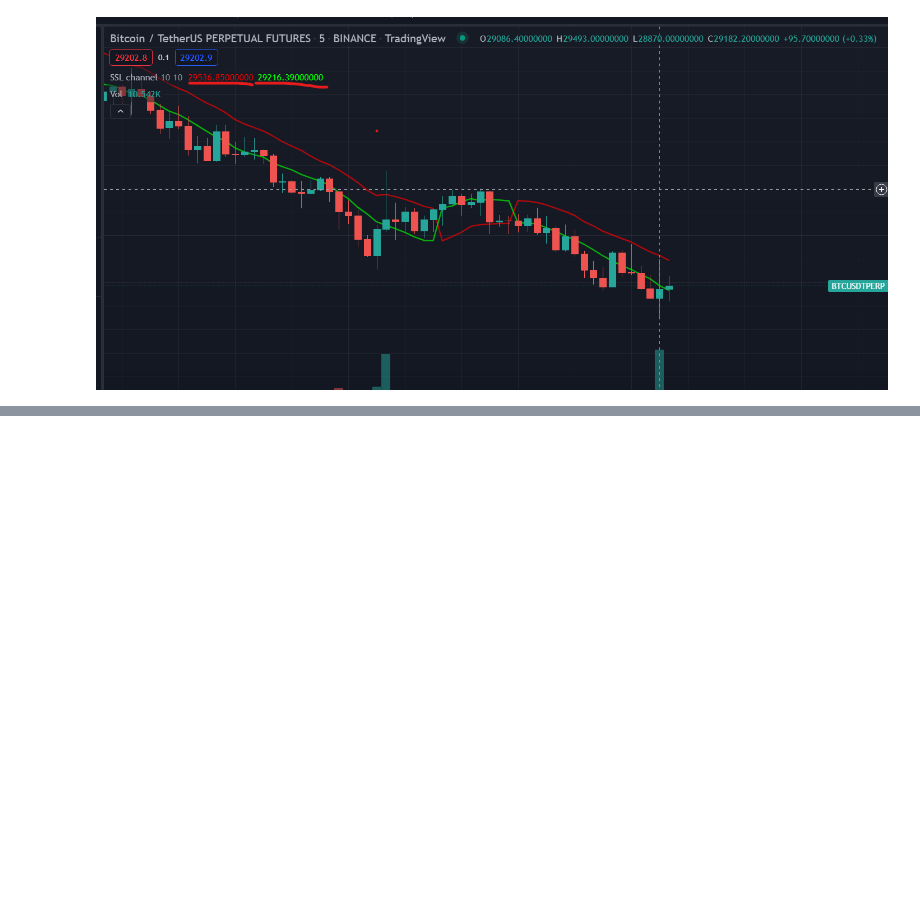
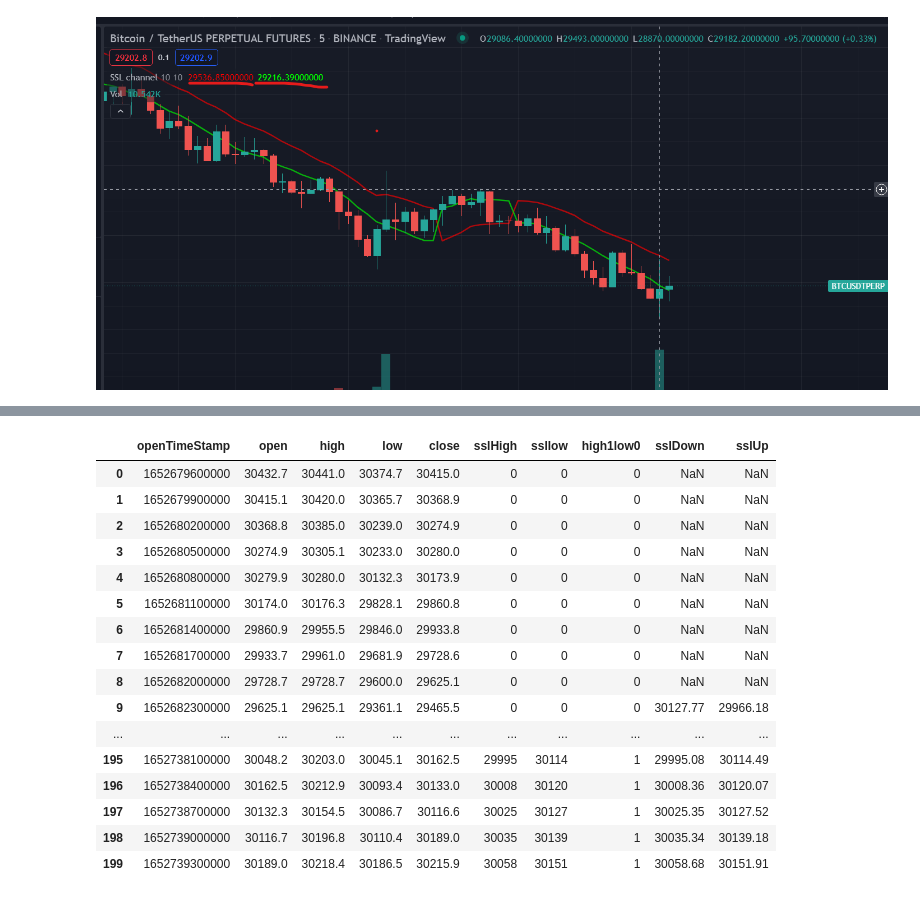
Before and after one commit to abhijitgawai/trading-bot, a Jupyter notebook: Trading_bot.ipynb, the cells around one changed output, grey strips where cells are left out. Saved outputs shown, nothing was run; the diff lists cells and outputs as text; code cells hidden in the pictures; blank space fills up the shorter version.

```diff
--- a/Trading_bot.ipynb
+++ b/Trading_bot.ipynb
@@ -427,0 +473,5 @@ sumlow
+# %%
+Raw_Data_new['high'] = Raw_Data_new['high'].astype(float)
+Raw_Data_new['close'] = Raw_Data_new['close'].astype(float)
+Raw_Data_new['open'] = Raw_Data_new['open'].astype(float)
+Raw_Data_new['low'] = Raw_Data_new['low'].astype(float)
@@ -427,0 +498,22 @@ sumlow
+# %%
+# indicators.SSLChannels(Raw_Data_new)
+Raw_Data_new['sslDown'], Raw_Data_new['sslUp'] = SSLChannels(Raw_Data_new, 10)
+Raw_Data_new
+# %% [output]
+|  | openTimeStamp | open | high | low | close | sslHigh | ssllow | high1low0 | sslDown | sslUp |
+| 0 | 1652679600000 | 30432.7 | 30441.0 | 30374.7 | 30415.0 | 0 | 0 | 0 | NaN | NaN |
+| 1 | 1652679900000 | 30415.1 | 30420.0 | 30365.7 | 30368.9 | 0 | 0 | 0 | NaN | NaN |
+| 2 | 1652680200000 | 30368.8 | 30385.0 | 30239.0 | 30274.9 | 0 | 0 | 0 | NaN | NaN |
+| 3 | 1652680500000 | 30274.9 | 30305.1 | 30233.0 | 30280.0 | 0 | 0 | 0 | NaN | NaN |
+| 4 | 1652680800000 | 30279.9 | 30280.0 | 30132.3 | 30173.9 | 0 | 0 | 0 | NaN | NaN |
+| 5 | 1652681100000 | 30174.0 | 30176.3 | 29828.1 | 29860.8 | 0 | 0 | 0 | NaN | NaN |
+| 6 | 1652681400000 | 29860.9 | 29955.5 | 29846.0 | 29933.8 | 0 | 0 | 0 | NaN | NaN |
+| 7 | 1652681700000 | 29933.7 | 29961.0 | 29681.9 | 29728.6 | 0 | 0 | 0 | NaN | NaN |
+| 8 | 1652682000000 | 29728.7 | 29728.7 | 29600.0 | 29625.1 | 0 | 0 | 0 | NaN | NaN |
+| 9 | 1652682300000 | 29625.1 | 29625.1 | 29361.1 | 29465.5 | 0 | 0 | 0 | 30127.77 | 29966.18 |
+| ... | ... | ... | ... | ... | ... | ... | ... | ... | ... | ... |
+| 195 | 1652738100000 | 30048.2 | 30203.0 | 30045.1 | 30162.5 | 29995 | 30114 | 1 | 29995.08 | 30114.49 |
+| 196 | 1652738400000 | 30162.5 | 30212.9 | 30093.4 | 30133.0 | 30008 | 30120 | 1 | 30008.36 | 30120.07 |
+| 197 | 1652738700000 | 30132.3 | 30154.5 | 30086.7 | 30116.6 | 30025 | 30127 | 1 | 30025.35 | 30127.52 |
+| 198 | 1652739000000 | 30116.7 | 30196.8 | 30110.4 | 30189.0 | 30035 | 30139 | 1 | 30035.34 | 30139.18 |
+| 199 | 1652739300000 | 30189.0 | 30218.4 | 30186.5 | 30215.9 | 30058 | 30151 | 1 | 30058.68 | 30151.91 |
```
Also changed, not shown: parts of 11 cells of this notebook.
